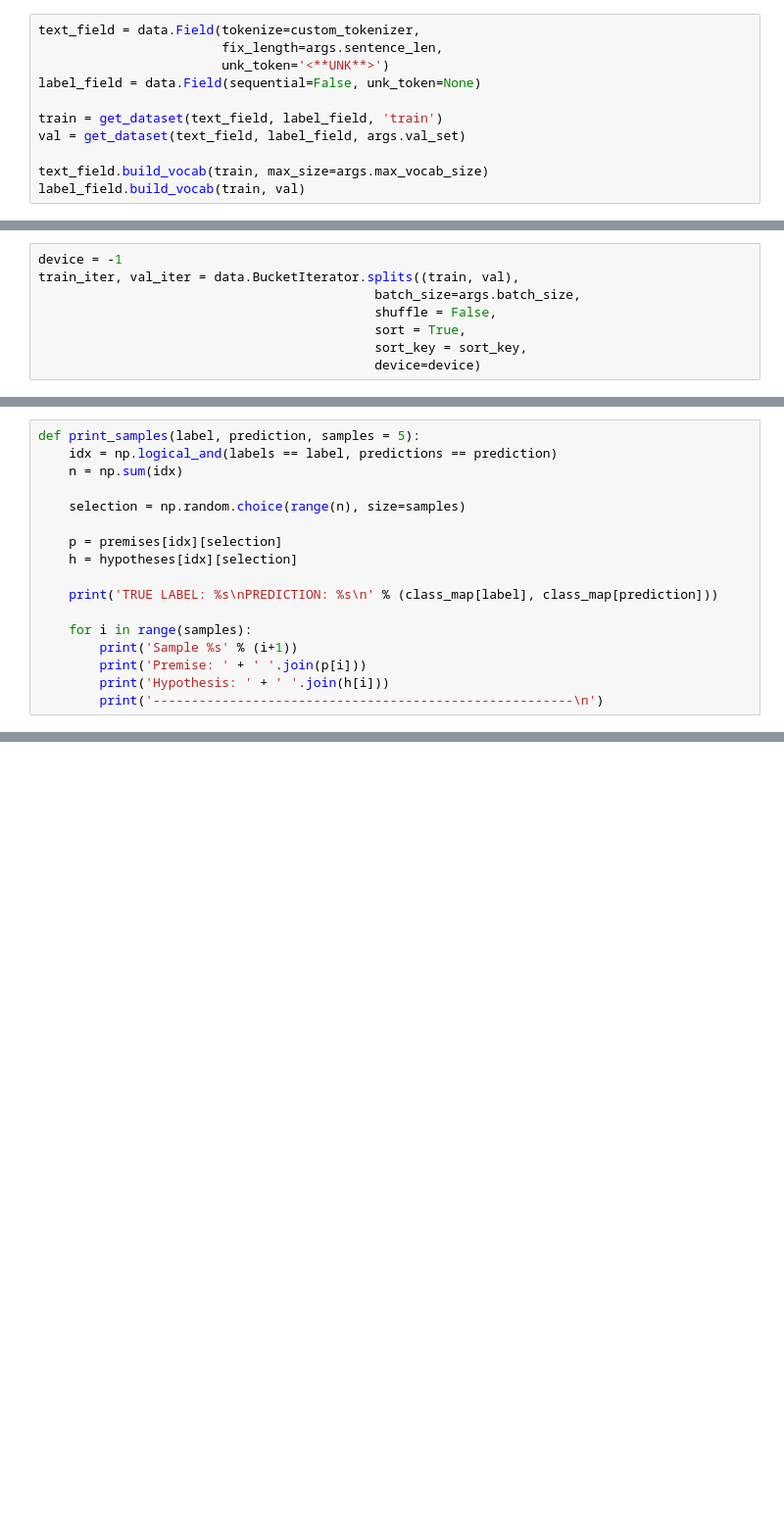
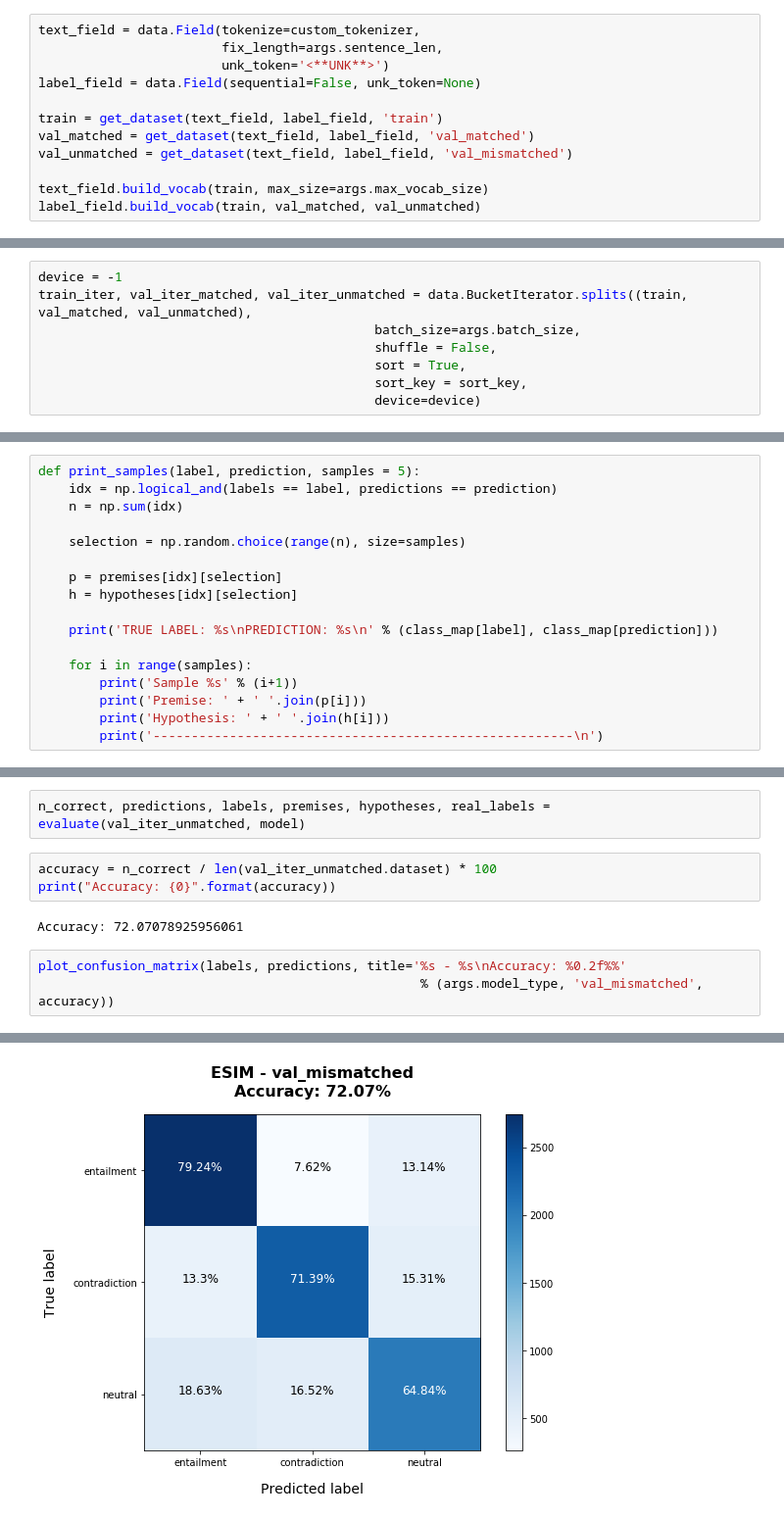
Before and after one commit to ack8006/nlp-multinli, a Jupyter notebook: jupyter/Evaluate models.ipynb, the cells around one changed output, grey strips where cells are left out. Shown: that part at 98% size. Saved outputs shown, nothing was run; the diff lists cells and outputs as text; blank space fills up the shorter version.

Commit message:
Adding evaluation for both matched and mismatched

```diff
--- a/jupyter/Evaluate models.ipynb
+++ b/jupyter/Evaluate models.ipynb
@@ -62,10 +62,11 @@ text_field = data.Field(tokenize=custom_tokenizer,
 label_field = data.Field(sequential=False, unk_token=None)
 
 train = get_dataset(text_field, label_field, 'train')
-val = get_dataset(text_field, label_field, args.val_set)
+val_matched = get_dataset(text_field, label_field, 'val_matched')
+val_unmatched = get_dataset(text_field, label_field, 'val_mismatched')
 
 text_field.build_vocab(train, max_size=args.max_vocab_size)
-label_field.build_vocab(train, val)
+label_field.build_vocab(train, val_matched, val_unmatched)
 # %% [output]
 Creating Train Dataset
 Creating Val_Matched Dataset
@@ -77,7 +80,7 @@ def sort_key(ex):
     return data.interleave_keys(len(ex.premise), len(ex.hypothesis))
 # %%
 device = -1
-train_iter, val_iter = data.BucketIterator.splits((train, val),
+train_iter, val_iter_matched, val_iter_unmatched = data.BucketIterator.splits((train, val_matched, val_unmatched),
                                             batch_size=args.batch_size,
                                             shuffle = False,
                                             sort = True,
@@ -249 +252,12 @@ Hypothesis: gates tore down his house because he is not from the seattle area .
 -------------------------------------------------------
+# %%
+n_correct, predictions, labels, premises, hypotheses, real_labels = evaluate(val_iter_unmatched, model)
+# %%
+accuracy = n_correct / len(val_iter_unmatched.dataset) * 100
+print("Accuracy: {0}".format(accuracy))
+# %% [output]
+Accuracy: 72.07078925956061
+# %%
+plot_confusion_matrix(labels, predictions, title='%s - %s\nAccuracy: %0.2f%%'
+                                                  % (args.model_type, 'val_mismatched', accuracy))
+# %% [output]
@@ -249,0 +268 @@ Hypothesis: gates tore down his house because he is not from the seattle area .
+[figure, added]
```
Also changed, not shown: parts of 7 cells of this notebook.
